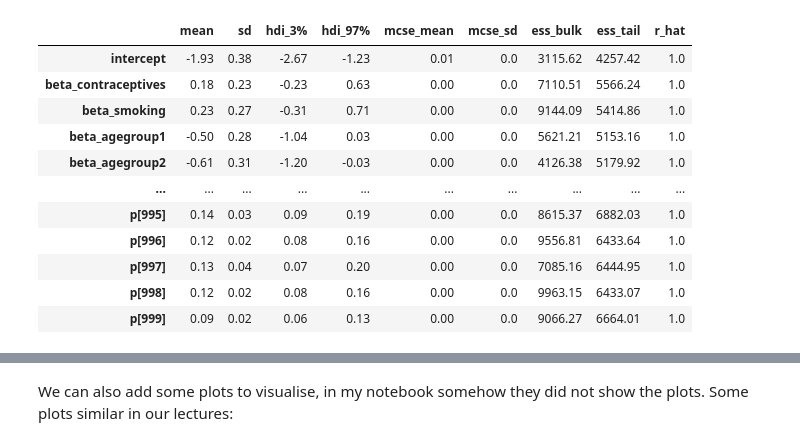
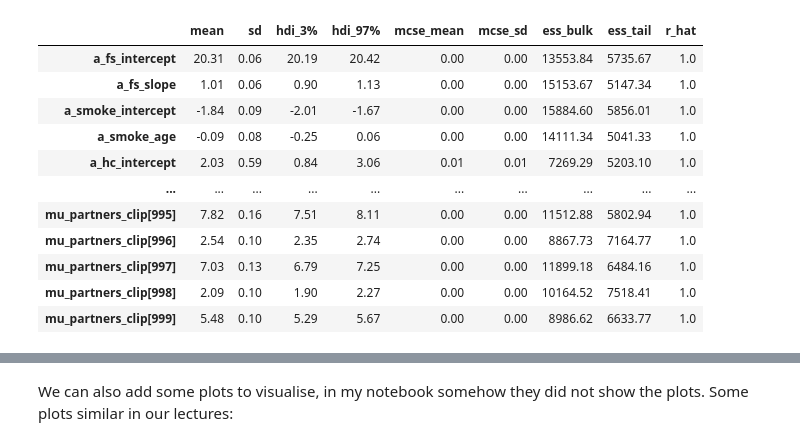
Before and after one commit to klumiste/bayes25_final_project_hpv, a Jupyter notebook: modelling_attempt.ipynb, the cells around one changed output, grey strips where cells are left out. Drawn from its saved outputs; the diff is of its cells as text; code cells hidden in the pictures.

Commit message:
Modified and simplified the model

```diff
--- a/modelling_attempt.ipynb
+++ b/modelling_attempt.ipynb
@@ -8,27 +8,67 @@ df = pd.read_csv('hpv_prevalence.csv')
 df['age_group'] = np.floor(df.age/10 - 30/10) # 10 year age groups
 df['age_group'] = np.where(df.age_group < 3, df.age_group, 3) # joining 70 year-olds with 60-70 group
 # %%
-# Let's model
+import pymc as pm
+import arviz as az
+
+df["age_scaled"] = (df["age"] - df["age"].mean()) / df["age"].std()
+
 with pm.Model() as model:
-    # Priors
-    alpha = pm.Normal("intercept", mu=0, sigma=1)
-    b_c = pm.Normal("beta_contraceptives", mu=0, sigma=1)
-    b_s = pm.Normal("beta_smoking", mu=0, sigma=1)
-    b_age1 = pm.Normal("beta_agegroup1", mu=0, sigma=1)
-    b_age2 = pm.Normal("beta_agegroup2", mu=0, sigma=1)
-    b_age3 = pm.Normal("beta_agegroup3", mu=0, sigma=1)
-    b_n_ps = pm.Normal("beta_n_partners", mu=0, sigma=1)
-    # Age groups
-    age1 = (df.age_group == 1).astype(int)
-    age2 = (df.age_group == 2).astype(int)
-    age3 = (df.age_group == 3).astype(int)
-    # Logistic regression
-    logit_p = (
-        alpha + b_c * df.hormonal_contrcptvs + b_s * df.smoking + b_age1 * age1  + b_age2 * age2 + b_age3 * age3 + b_n_ps * df.nr_of_sex_partners
-    )
-    # Likelihood
-    p = pm.Deterministic("p", pm.math.sigmoid(logit_p))
-    y_obs = pm.Bernoulli("y_obs", p=p, observed=df.hrhpv_prevalence)
+
+    # AGE → FIRST SEX
+    a_fs_intercept = pm.Normal("a_fs_intercept", mu=12, sigma=2)
+    a_fs_slope = pm.Normal("a_fs_slope", mu=0.5, sigma=1)
+    a_smoke_intercept = pm.Normal("a_smoke_intercept", mu=-1, sigma=1)
+    a_smoke_age = pm.Normal("a_smoke_age", mu=0.3, sigma=0.2)
+    mu_first_sex = a_fs_intercept + a_fs_slope * df["age_scaled"]
+    sigma_first_sex = pm.HalfNormal("sigma_first_sex", sigma=1)
+    first_sex = pm.Normal("first_sex", mu=mu_first_sex, sigma=sigma_first_sex, observed=df["first_sex"])
+
+    # Priors for hormonal contraceptives model
+    a_hc_intercept = pm.Normal("a_hc_intercept", mu=2.9, sigma=1)
+    a_hc_age = pm.Normal("a_hc_age", mu=-0.5, sigma=0.2)
+    a_hc_fs = pm.Normal("a_hc_fs", mu=-0.1, sigma=0.1)
+    a_hc_np = pm.Normal("a_hc_np", mu=0.05, sigma=0.05)
+
+    # Priors for hrHPV model
+    intercept = pm.Normal("intercept", mu=-2.5, sigma=1)
+    b_hc = pm.Normal("beta_contraceptives", mu=0.5, sigma=0.3)
+    b_smoke = pm.Normal("beta_smoking", mu=0.2, sigma=0.2)
+    b_age = pm.Normal("beta_age", mu=0.0, sigma=0.3)
+    b_age2 = pm.Normal("beta_age2", mu=0.0, sigma=0.3)
+    b_np = pm.Normal("beta_n_partners", mu=0.03, sigma=0.02)
+
+    # FIRST SEX + AGE → NR OF SEX PARTNERS
+    mu_partners = (
+        pm.Normal("a_np_intercept", mu=6, sigma=2)
+        + pm.Normal("a_np_fs", mu=-0.3, sigma=0.2) * df["first_sex"]
+        + pm.Normal("a_np_age", mu=-0.5, sigma=0.2) * df["age_scaled"])
+
+    mu_partners_clip = pm.Deterministic("mu_partners_clip", pm.math.clip(mu_partners, 1, 10))
+    nr_partners = pm.Poisson("nr_of_sex_partners", mu = mu_partners_clip, observed=df["nr_of_sex_partners"])
+
+    # AGE → SMOKING
+    p_smoke = a_smoke_intercept + a_smoke_age * df["age_scaled"]
+    smoking = pm.Bernoulli("smoking", logit_p = p_smoke, observed=df["smoking"])
+
+
+    # AGE + FIRST SEX + PARTNERS → CONTRACEPTIVES
+    p_hc = (
+    a_hc_intercept + a_hc_age * df["age_scaled"] +
+    a_hc_fs * df["first_sex"] + a_hc_np * df["nr_of_sex_partners"])
+
+    hc = pm.Bernoulli("hormonal_contrcptvs", logit_p = p_hc, observed=df["hormonal_contrcptvs"])
+
+    # FINAL: hrHPV PREVALENCE
+    p_hpv = (
+    intercept +
+    b_hc * df["hormonal_contrcptvs"] +
+    b_smoke * df["smoking"] +
+    b_age * df["age_scaled"] +
+    b_age2 * df["age_scaled"]**2 +
+    b_np * df["nr_of_sex_partners"])
+
+    hrhpv = pm.Bernoulli("hrhpv_prevalence", logit_p=p_hpv, observed=df["hrhpv_prevalence"])
 
     # Sampling
     idata = pm.sample(2000, tune=1000, target_accept=0.9, return_inferencedata=True)
@@ -45,12 +82,12 @@ Sampling 4 chains for 1_000 tune and 2_000 draw iterations (4_000 + 8_000 draws
 |  | mean | sd | hdi_3% | hdi_97% | mcse_mean | mcse_sd | ess_bulk | ess_tail | r_hat |
-| intercept | -1.93 | 0.38 | -2.67 | -1.23 | 0.01 | 0.0 | 3115.62 | 4257.42 | 1.0 |
-| beta_contraceptives | 0.18 | 0.23 | -0.23 | 0.63 | 0.00 | 0.0 | 7110.51 | 5566.24 | 1.0 |
-| beta_smoking | 0.23 | 0.27 | -0.31 | 0.71 | 0.00 | 0.0 | 9144.09 | 5414.86 | 1.0 |
-| beta_agegroup1 | -0.50 | 0.28 | -1.04 | 0.03 | 0.00 | 0.0 | 5621.21 | 5153.16 | 1.0 |
-| beta_agegroup2 | -0.61 | 0.31 | -1.20 | -0.03 | 0.00 | 0.0 | 4126.38 | 5179.92 | 1.0 |
+| a_fs_intercept | 20.31 | 0.06 | 20.19 | 20.42 | 0.00 | 0.00 | 13553.84 | 5735.67 | 1.0 |
+| a_fs_slope | 1.01 | 0.06 | 0.90 | 1.13 | 0.00 | 0.00 | 15153.67 | 5147.34 | 1.0 |
+| a_smoke_intercept | -1.84 | 0.09 | -2.01 | -1.67 | 0.00 | 0.00 | 15884.60 | 5856.01 | 1.0 |
+| a_smoke_age | -0.09 | 0.08 | -0.25 | 0.06 | 0.00 | 0.00 | 14111.34 | 5041.33 | 1.0 |
+| a_hc_intercept | 2.03 | 0.59 | 0.84 | 3.06 | 0.01 | 0.01 | 7269.29 | 5203.10 | 1.0 |
 | ... | ... | ... | ... | ... | ... | ... | ... | ... | ... |
-| p[995] | 0.14 | 0.03 | 0.09 | 0.19 | 0.00 | 0.0 | 8615.37 | 6882.03 | 1.0 |
-| p[996] | 0.12 | 0.02 | 0.08 | 0.16 | 0.00 | 0.0 | 9556.81 | 6433.64 | 1.0 |
-| p[997] | 0.13 | 0.04 | 0.07 | 0.20 | 0.00 | 0.0 | 7085.16 | 6444.95 | 1.0 |
-| p[998] | 0.12 | 0.02 | 0.08 | 0.16 | 0.00 | 0.0 | 9963.15 | 6433.07 | 1.0 |
-| p[999] | 0.09 | 0.02 | 0.06 | 0.13 | 0.00 | 0.0 | 9066.27 | 6664.01 | 1.0 |
+| mu_partners_clip[995] | 7.82 | 0.16 | 7.51 | 8.11 | 0.00 | 0.00 | 11512.88 | 5802.94 | 1.0 |
+| mu_partners_clip[996] | 2.54 | 0.10 | 2.35 | 2.74 | 0.00 | 0.00 | 8867.73 | 7164.77 | 1.0 |
+| mu_partners_clip[997] | 7.03 | 0.13 | 6.79 | 7.25 | 0.00 | 0.00 | 11899.18 | 6484.16 | 1.0 |
+| mu_partners_clip[998] | 2.09 | 0.10 | 1.90 | 2.27 | 0.00 | 0.00 | 10164.52 | 7518.41 | 1.0 |
+| mu_partners_clip[999] | 5.48 | 0.10 | 5.29 | 5.67 | 0.00 | 0.00 | 8986.62 | 6633.77 | 1.0 |
```
Also changed, not shown: parts of 4 cells of this notebook.
